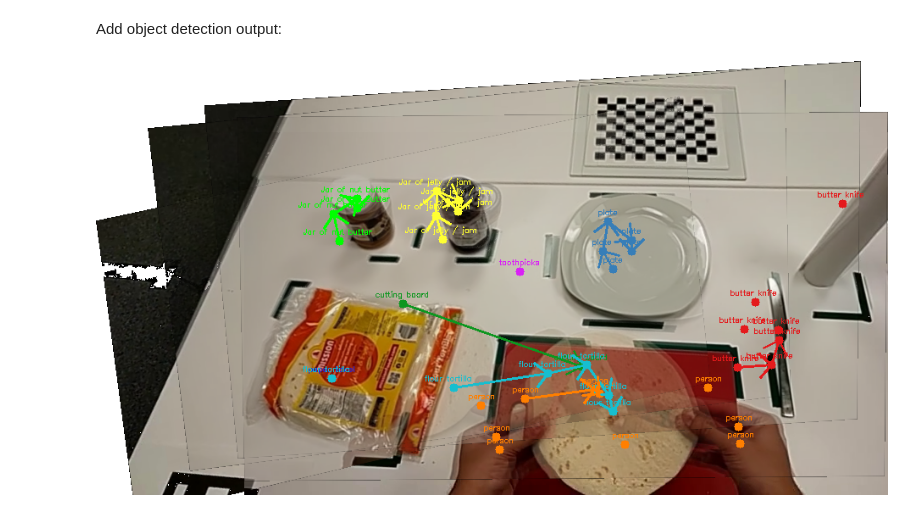
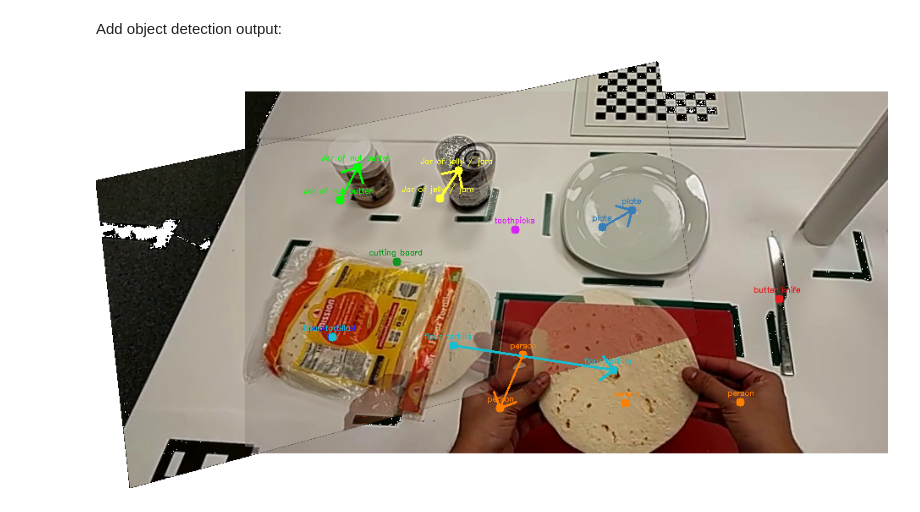
Before and after one commit to egm68/panoramic-mosaics, a Jupyter notebook: demo_as_library.ipynb, the cells around one changed output. Cells and saved outputs as stored; diff of their text form; code cells hidden in the pictures.

```diff
--- a/demo_as_library.ipynb
+++ b/demo_as_library.ipynb
@@ -151,29 +151,11 @@ with open('/content/2023.03.29-17.39.21-detic:image.json', 'r') as j:
 newpath = "/content/final_pano_frames/"
 # %%
 #gets the # of seconds from start for each frame
-frame_sfs_arr = []
-sfs = 0
-for i in range(len(main_frame_arr)):
-  frame_sfs_arr.append(sfs)
-  sfs = sfs + (1/15)
+frame_sfs_arr = panoMosaics.get_sfs_arr(main_frame_arr)
 
 #have to match frames with timestamps (each frame needs to have a timestamp)
-timestamps_sfs_arr = []
-start_timestamp = detic_dict[0]["timestamp"]
-for i in range(len(detic_dict)):
-  current_timestamp = detic_dict[i]["timestamp"]
-  sec_from_start = panoMosaics.get_sec_from_start(current_timestamp, start_timestamp)
-  timestamps_sfs_arr.append(sec_from_start)
-
-frames_timestamps_arr = []
-arr = timestamps_sfs_arr
-n = len(arr)
-for i in range(len(main_frame_arr)):
-  target = frame_sfs_arr[i]
-  closest = panoMosaics.findClosest(arr, n, target)
-  target_idx = timestamps_sfs_arr.index(closest)
-  timestamp = detic_dict[target_idx]["timestamp"]
-  frames_timestamps_arr.append(timestamp)
+timestamps_sfs_arr = panoMosaics.get_timestamp_arr(detic_dict)
+frames_timestamps_arr = panoMosaics.get_frame_timestamps_arr(main_frame_arr, detic_dict, frame_sfs_arr, timestamps_sfs_arr)
 # %% [markdown]
 Generating clip with classic bounding boxes:
 # %%
@@ -185,8 +176,10 @@ panoMosaics.save_to_video(output_frame_arr, 15, '/content/panorama-classic-bound
 Stitch panoramic mosaic:
 # %%
 #stitch the panorama
-src_list = [main_frame_arr[160], main_frame_arr[169], main_frame_arr[178], main_frame_arr[187]]
-src_index_list = [160, 169, 178, 187]
+#src_list = [main_frame_arr[160], main_frame_arr[169], main_frame_arr[178], main_frame_arr[187]]
+#src_index_list = [160, 169, 178, 187]
+src_list = [main_frame_arr[160]]
+src_index_list = [160]
 dst = main_frame_arr[196]
 kp_dst, des_dst = panoMosaics.get_keypoints_descriptors(dst)
 transf_list = []
@@ -224,26 +207,27 @@ def alpha_composite_n_images_parallel(im_arr):
 Add object detection output:
 # %%
 #add bounding boxes
-index_list = [160, 169, 178, 187, 196]
+#index_list = [160, 169, 178, 187, 196]
+index_list = [160, 196]
 dst_index = 196
 frames_timestamps_arr = frames_timestamps_arr
 detic_dict = detic_dict
 panorama_image = comp_arr
-anchorX = anchorX #anchorX and anchorY were calculated in the previous cell when generating the panorama
+anchorX = anchorX
 anchorY = anchorY
-bright = ["#e41a1c","#377eb8","#d920f5","#ff7f00","#ffff33", "#00ff00d9", "#17becf", "#2323d9", '#0e9620']
-colors_list = bright
-color_scheme = "object" #or "time"
+colors_list = ["#e41a1c","#377eb8","#d920f5","#ff7f00","#ffff33", "#00ff00d9", "#17becf", "#2323d9", '#0e9620']
+color_scheme = "object" #options: object" or "time"
 thickness = 2
+box_type = 'center_dot_lined_updated' #options: 'box', 'side_box', 'center_dot', 'center_dot_lined_updated', 'frame', 'corner_dot'
 
 #set with class ids of objects to show, optional argument to draw_all_bounding_boxes, if no argument is sent it is initialised as empty and when the subset is empty, all objects are highlighted
 object_subset= []
 
 pano_with_bounding_boxes = panoMosaics.draw_all_bounding_boxes_for_given_indices(index_list, frames_timestamps_arr,
                                                                      detic_dict, panorama_image, transf_index_dict, dst_index,
-                                                                     anchorX, anchorY, colors_list, color_scheme, thickness, 'center_dot_lined_updated', object_subset)
+                                                                     anchorX, anchorY, colors_list, color_scheme, thickness, box_type, object_subset)
 
 cv2.imwrite("/content/pano-withbox.png", pano_with_bounding_boxes)
 cv2_imshow(pano_with_bounding_boxes)
 # %% [output]
-[figure, old version]
+[figure, new version]
```
Also changed, not shown: parts of 4 cells of this notebook.
